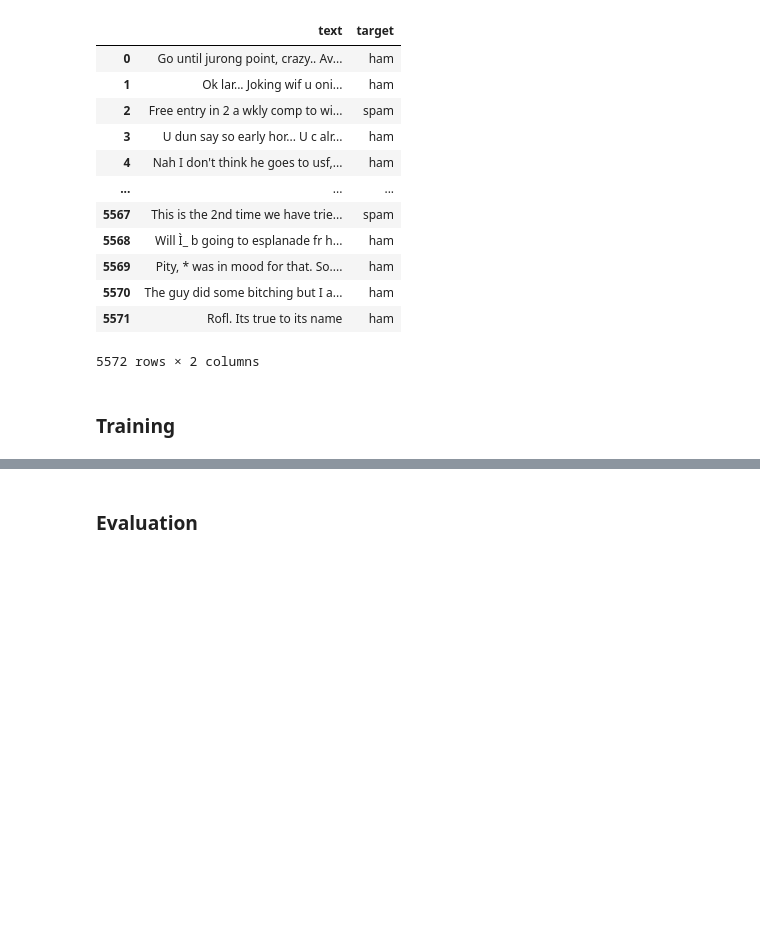
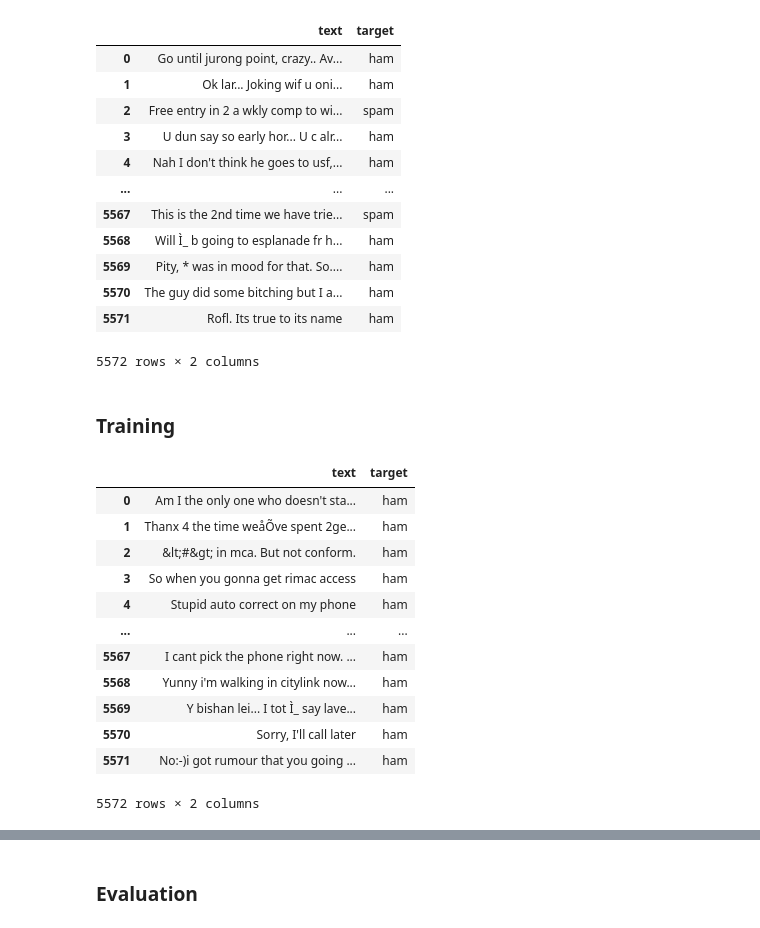
Before and after one commit to j0-ji/AI-class, a Jupyter notebook: week4/student_week4.ipynb, the cells around one changed output, grey strips where cells are left out. Cells and saved outputs as stored; diff of their text form; code cells hidden in the pictures; blank space fills up the shorter version.

```diff
--- a/week4/student_week4.ipynb
+++ b/week4/student_week4.ipynb
@@ -101,8 +102,31 @@ precision_scorer = make_scorer(precision_score, pos_label="spam")
 recall_scorer = make_scorer(recall_score, pos_label="spam")
 # %%
 # Anzahl an Splits:
-splits = 6
+splits = 20
 
 # Dataframe shuffeln, damit nicht nur statische scores rauskommen
-shuffled_data = data.sample(frac=1).reset_index(drop=True)
+shuffle = True # True | False
+randomState = None # None | Int
+
+if shuffle:
+    if randomState is None:
+        data = data.sample(frac=1).reset_index(drop=True)
+    else:
+        data = data.sample(frac=1, random_state=randomState).reset_index(drop=True)
+
+data
+# %% [output]
+|  | text | target |
+| 0 | Am I the only one who doesn't sta... | ham |
+| 1 | Thanx 4 the time weåÕve spent 2ge... | ham |
+| 2 | &lt;#&gt; in mca. But not conform. | ham |
+| 3 | So when you gonna get rimac access | ham |
+| 4 | Stupid auto correct on my phone | ham |
+| ... | ... | ... |
+| 5567 | I cant pick the phone right now. ... | ham |
+| 5568 | Yunny i'm walking in citylink now... | ham |
+| 5569 | Y bishan lei... I tot Ì_ say lave... | ham |
+| 5570 | Sorry, I'll call later | ham |
+| 5571 | No:-)i got rumour that you going ... | ham |
+5572 rows × 2 columns
 # %%
```
Also changed, not shown: parts of 9 cells of this notebook, 2 other files.
